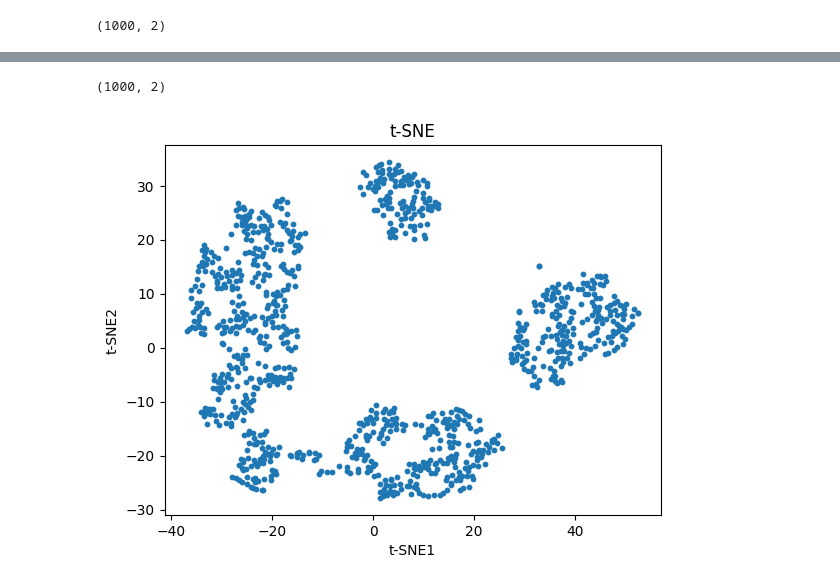
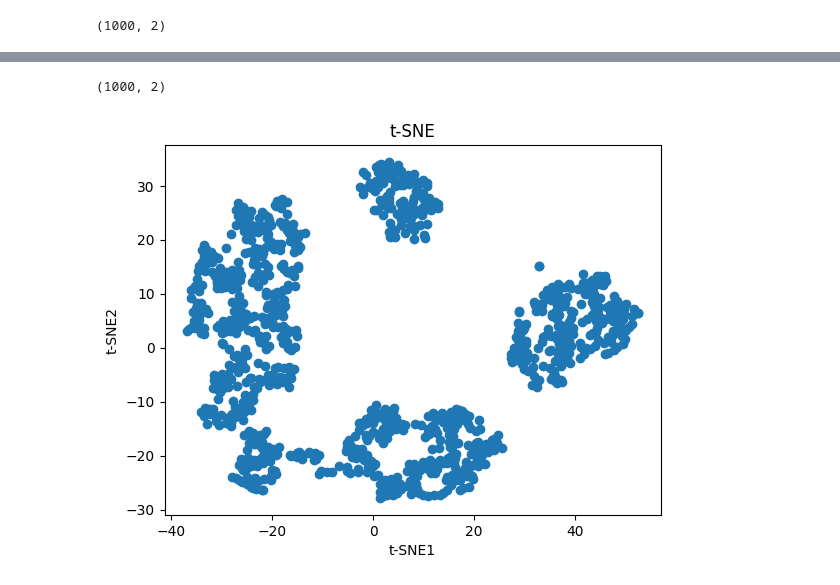
Before and after one commit to NafiuRahman77/CSE-472, a Jupyter notebook: Offline-4/pca.ipynb, the cells around one changed output, grey strips where cells are left out. Saved outputs shown, nothing was run; the diff lists cells and outputs as text; code cells hidden in the pictures.

```diff
--- a/Offline-4/pca.ipynb
+++ b/Offline-4/pca.ipynb
@@ -47,11 +59,13 @@ plt.show()
 # %%
 
 # umap
-ump = umap.UMAP( n_components=2)
+# X = (X - np.mean(X, axis=0))/np.std(X, axis=0)
+X = (X - np.mean(X, axis=0))
+ump = umap.UMAP(n_components=2)
 X_umap = ump.fit_transform(X)
 print(X_umap.shape)
 
-plt.scatter(X_umap[:, 0], X_umap[:, 1], s=10)
+plt.scatter(X_umap[:, 0], X_umap[:, 1])
 plt.xlabel('UMAP1')
 plt.ylabel('UMAP2')
 plt.title('UMAP')
@@ -62,14 +76,16 @@ plt.show()
 # %%
 # t-SNE
+# X = (X - np.mean(X, axis=0))/np.std(X, axis=0)
+X = (X - np.mean(X, axis=0))
 tsne = TSNE(n_components=2)
 X_tsne = tsne.fit_transform(X)
 print(X_tsne.shape)
 
-plt.scatter(X_tsne[:, 0], X_tsne[:, 1], s=10)
+plt.scatter(X_tsne[:, 0], X_tsne[:, 1])
 plt.xlabel('t-SNE1')
 plt.ylabel('t-SNE2')
 plt.title('t-SNE')
 plt.show()
 # %% [output]
 (1000, 2)
-[figure, old version]
+[figure, new version]
```
Also changed, not shown: parts of 6 cells of this notebook, 7 other files.
